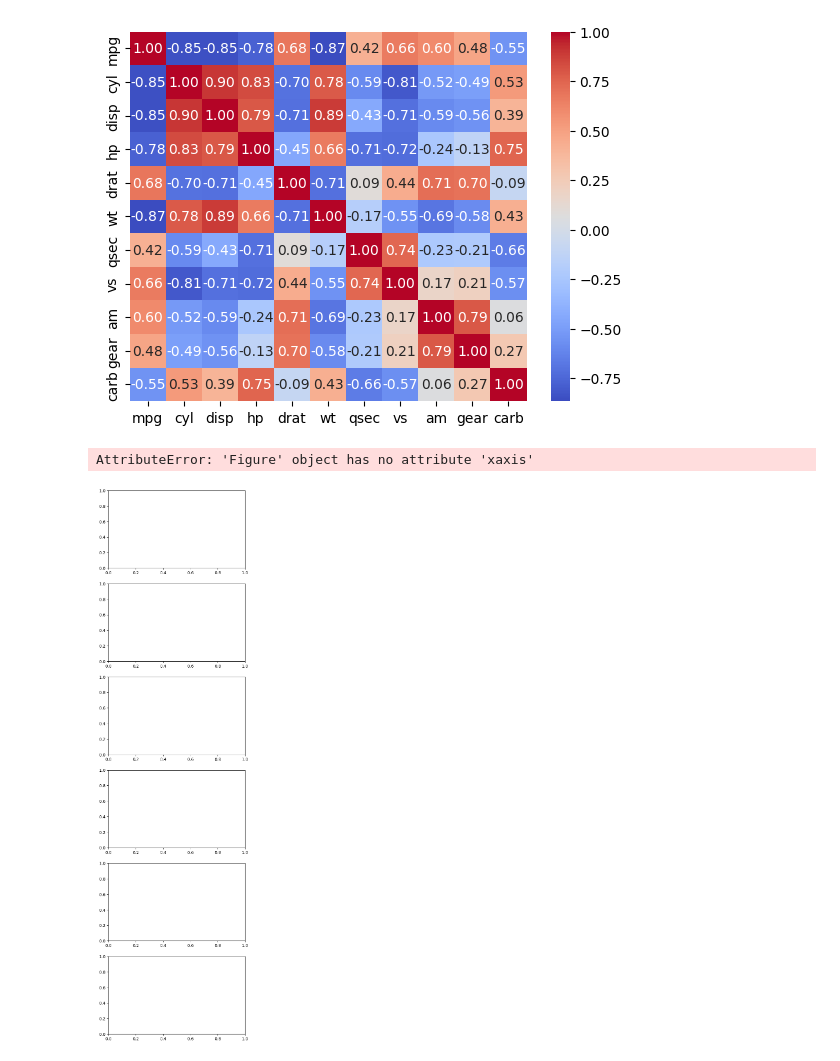
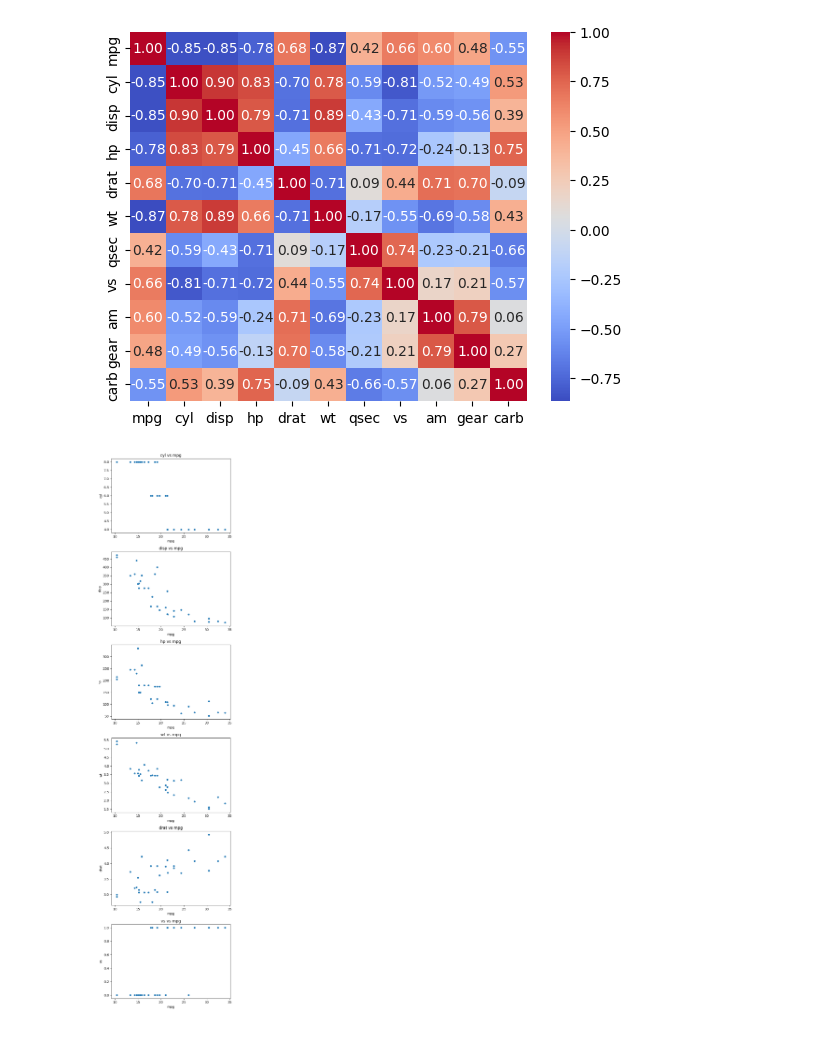
Before and after one commit to novaesdavi/doc-mynotes, a Jupyter notebook: ExerciciosCurso/Regressao.ipynb, the cells around one changed output. Drawn from its saved outputs; the diff is of its cells as text; code cells hidden in the pictures.

```diff
--- a/ExerciciosCurso/Regressao.ipynb
+++ b/ExerciciosCurso/Regressao.ipynb
@@ -22,14 +32,14 @@ sns.heatmap(corr,cmap='coolwarm', annot=True, fmt='.2f')
 # %%
 column_pairs = [('mpg', 'cyl'),('mpg', 'disp'),('mpg', 'hp'),('mpg', 'wt'),('mpg', 'drat'),('mpg', 'vs')]
 n_plots = len(column_pairs)
-fig = axes = plt.subplots(nrows=n_plots, ncols=1, figsize=(6, 4*n_plots))
+fig, axes = plt.subplots(nrows=n_plots, ncols=1, figsize=(6, 4*n_plots))
 
 for i, pair in enumerate(column_pairs):
     x_col, y_col = pair
     sns.scatterplot(x=x_col, y=y_col, data=base, ax=axes[i])
-    axes[i].set_title(f'Scatter plot of {y_col} vs {x_col}')
-    plt.tight_layout()
-    plt.show()
+    axes[i].set_title(f'{y_col} vs {x_col}')
+
+plt.tight_layout()
+plt.show()
 # %% [output]
-AttributeError: 'Figure' object has no attribute 'xaxis'
-[figure, old version]
+[figure, new version]
```
Also changed, not shown: parts of 1 cell of this notebook.
